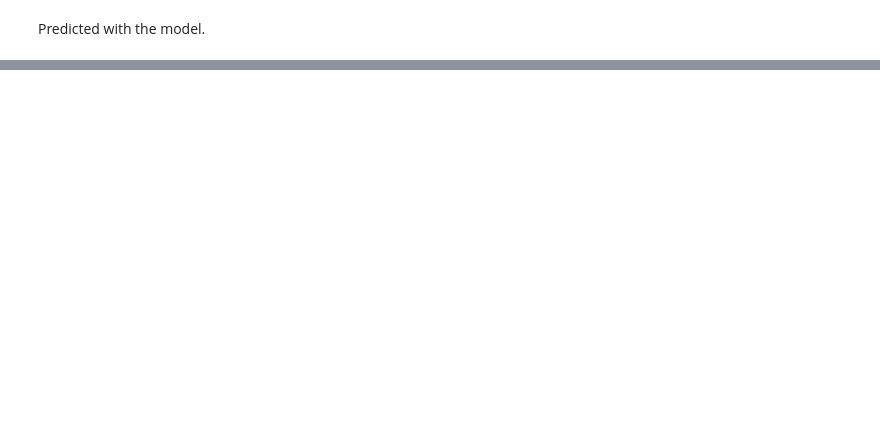
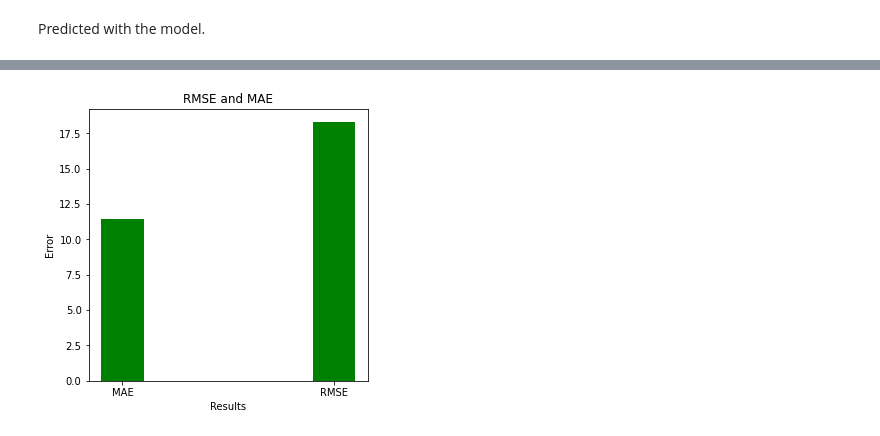
Before and after one commit to MilanBinsMathew/Robot_Grasping_Robustness_Prediction, a Jupyter notebook: Robotics_Grasping.ipynb, the cells around one changed output, grey strips where cells are left out. Drawn from its saved outputs; the diff is of its cells as text; code cells hidden in the pictures; blank space fills up the shorter version.

```diff
--- a/Robotics_Grasping.ipynb
+++ b/Robotics_Grasping.ipynb
@@ -135,0 +151,17 @@ print(model.predict(n))
+# %%
+data = {'MAE':11.428, 'RMSE':18.314}
+courses = list(data.keys())
+values = list(data.values())
+
+fig = plt.figure(figsize = (5, 5))
+
+# creating the bar plot
+plt.bar(courses, values, color ='green',
+        width = 0.2)
+
+plt.xlabel("Results")
+plt.ylabel("Error")
+plt.title("RMSE and MAE")
+plt.show()
+# %% [output]
+[figure, added]
```
Also changed, not shown: parts of 10 cells of this notebook.
